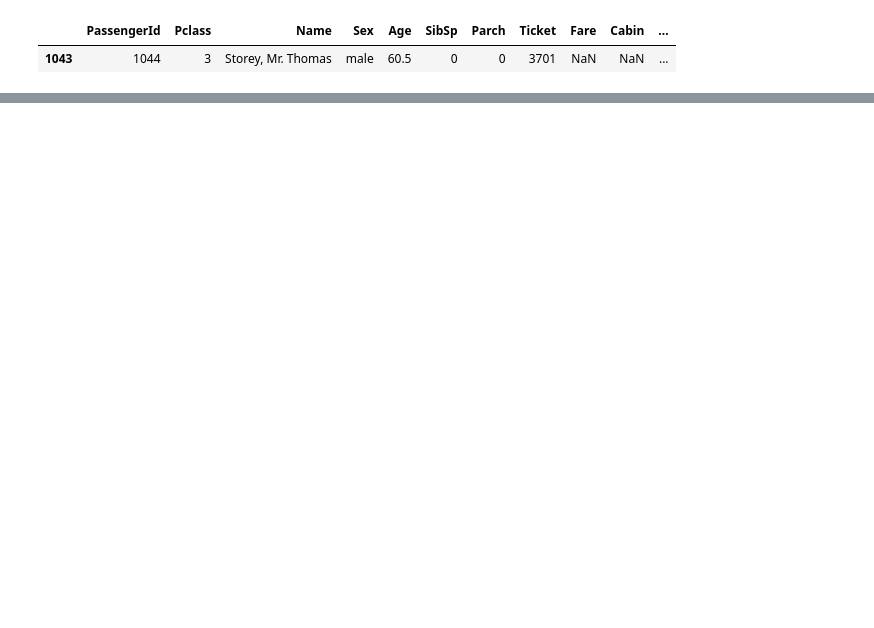
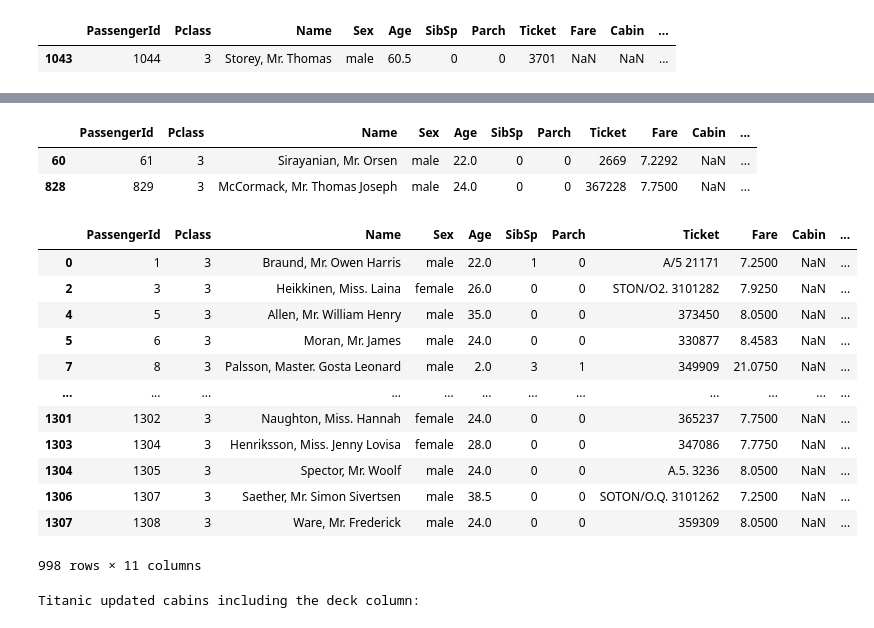
Before and after one commit to knguyen-sudo/New_Titanic_Simulator, a Jupyter notebook: Titanic_Simulator.ipynb, the cells around one changed output, grey strips where cells are left out. Drawn from its saved outputs; the diff is of its cells as text; code cells hidden in the pictures; blank space fills up the shorter version.

```diff
--- a/Titanic_Simulator.ipynb
+++ b/Titanic_Simulator.ipynb
@@ -488,0 +563,30 @@ display(Combined_dataset[Combined_dataset['Fare'].isnull()])
+# %%
+# Ensuring that all the missing values for the Passenger Id 61 and the 828 contained a value for the Embarked column
+display(Combined_dataset.loc[[60, 828]])
+# %% [output]
+|  | PassengerId | Pclass | Name | Sex | Age | SibSp | Parch | Ticket | Fare | Cabin | ... |
+| 60 | 61 | 3 | Sirayanian, Mr. Orsen | male | 22.0 | 0 | 0 | 2669 | 7.2292 | NaN | ... |
+| 828 | 829 | 3 | McCormack, Mr. Thomas Joseph | male | 24.0 | 0 | 0 | 367228 | 7.7500 | NaN | ... |
+# %%
+display(Combined_dataset[Combined_dataset['Cabin'].isnull()])
+
+Combined_dataset["Cabin"] = Combined_dataset.groupby('Ticket')['Cabin'].transform(lambda x: x.ffill().bfill())
+Combined_dataset["Deck"] = Combined_dataset["Cabin"].str[0]
+Combined_dataset["Deck"] = Combined_dataset["Deck"].fillna("Unknown")
+Combined_dataset.drop("Cabin", axis=1, inplace=True)
+print("Titanic updated cabins including the deck column:")
+# %% [output]
+|  | PassengerId | Pclass | Name | Sex | Age | SibSp | Parch | Ticket | Fare | Cabin | ... |
+| 0 | 1 | 3 | Braund, Mr. Owen Harris | male | 22.0 | 1 | 0 | A/5 21171 | 7.2500 | NaN | ... |
+| 2 | 3 | 3 | Heikkinen, Miss. Laina | female | 26.0 | 0 | 0 | STON/O2. 3101282 | 7.9250 | NaN | ... |
+| 4 | 5 | 3 | Allen, Mr. William Henry | male | 35.0 | 0 | 0 | 373450 | 8.0500 | NaN | ... |
+| 5 | 6 | 3 | Moran, Mr. James | male | 24.0 | 0 | 0 | 330877 | 8.4583 | NaN | ... |
+| 7 | 8 | 3 | Palsson, Master. Gosta Leonard | male | 2.0 | 3 | 1 | 349909 | 21.0750 | NaN | ... |
+| ... | ... | ... | ... | ... | ... | ... | ... | ... | ... | ... | ... |
+| 1301 | 1302 | 3 | Naughton, Miss. Hannah | female | 24.0 | 0 | 0 | 365237 | 7.7500 | NaN | ... |
+| 1303 | 1304 | 3 | Henriksson, Miss. Jenny Lovisa | female | 28.0 | 0 | 0 | 347086 | 7.7750 | NaN | ... |
+| 1304 | 1305 | 3 | Spector, Mr. Woolf | male | 24.0 | 0 | 0 | A.5. 3236 | 8.0500 | NaN | ... |
+| 1306 | 1307 | 3 | Saether, Mr. Simon Sivertsen | male | 38.5 | 0 | 0 | SOTON/O.Q. 3101262 | 7.2500 | NaN | ... |
+| 1307 | 1308 | 3 | Ware, Mr. Frederick | male | 24.0 | 0 | 0 | 359309 | 8.0500 | NaN | ... |
+998 rows × 11 columns
+Titanic updated cabins including the deck column:
```
Also changed, not shown: parts of 15 cells of this notebook.
